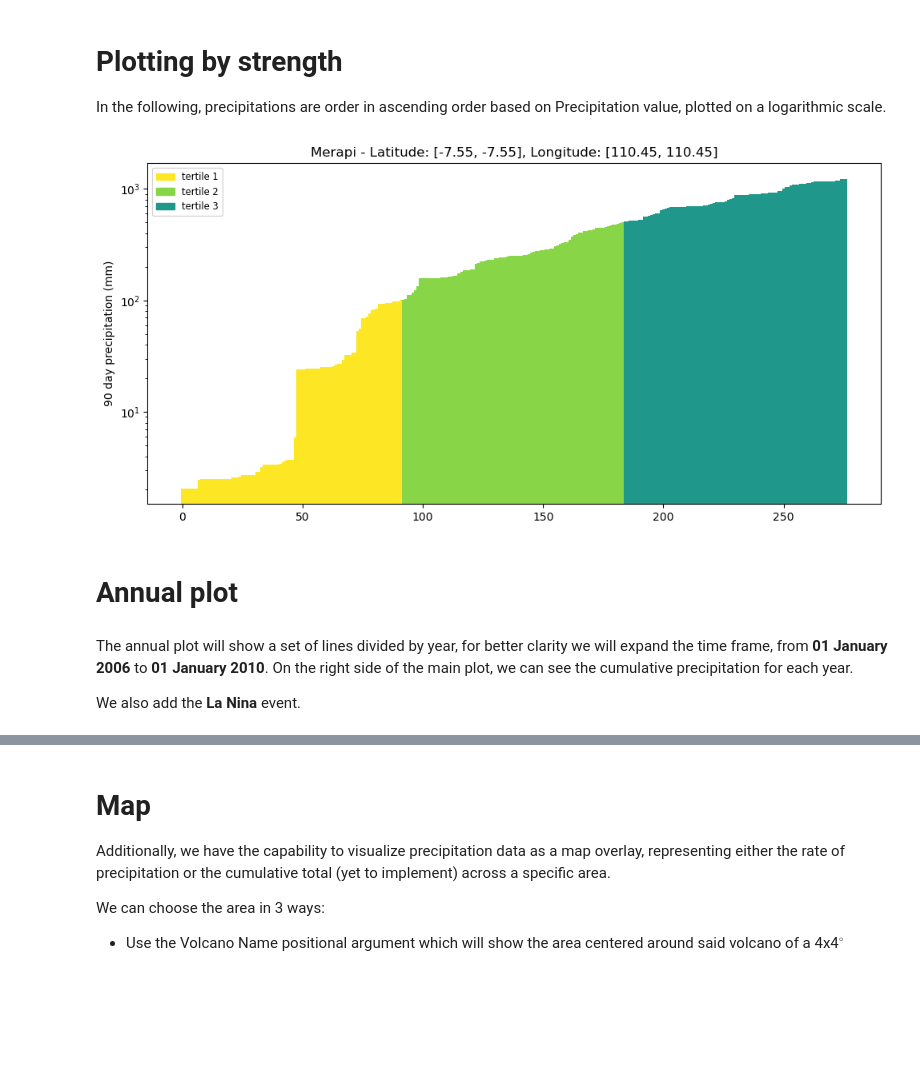
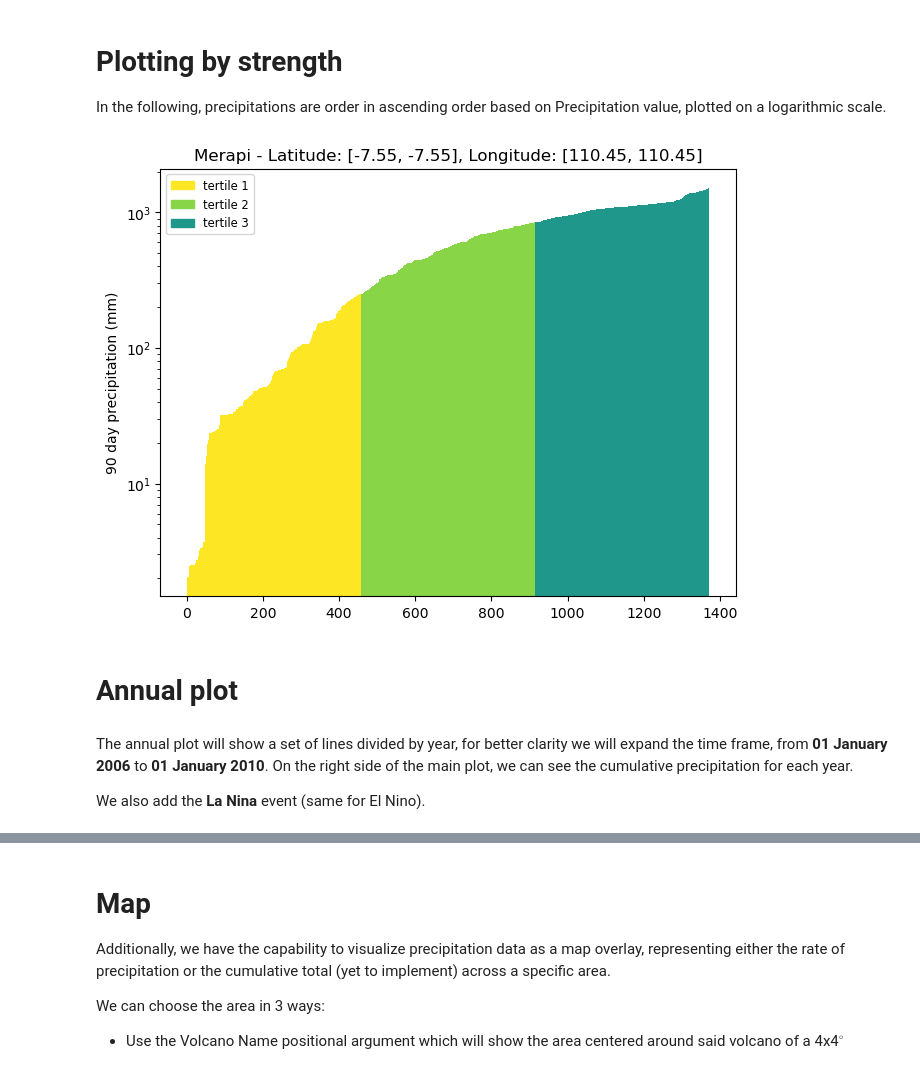
Before and after one commit to geodesymiami/Precip, a Jupyter notebook: Examples.ipynb, the cells around one changed output, grey strips where cells are left out. Cells and saved outputs as stored; diff of their text form; code cells hidden in the pictures; blank space fills up the shorter version.

```diff
--- a/Examples.ipynb
+++ b/Examples.ipynb
@@ -37,25 +37,25 @@ In the following, precipitations are order in ascending order based on Precipita
 # %%
 %%capture --no-display
 # %tb
 volcano = 'Merapi'
-period = '20060101:20070101'
+period = '20060101:20100101'
 lines = f'''
 plot_precipitation.py {volcano} --style strength --period={period} --bins 3 --log
 '''
 lines = lines.splitlines()
 for line in lines[1:]:
     line = line.strip()
     cmd=line.strip().split(' ')
     sys.argv = cmd
     plot_precipitation.main()
 # %% [output]
-[figure, old version]
+[figure, new version]
 # %% [markdown]
 # Annual plot
 # %% [markdown]
 The annual plot will show a set of lines divided by year, for better clarity we will expand the time frame, from **01 January 2006** to **01 January 2010**. On the right side of the main plot, we can see the cumulative precipitation for each year.
 
-We also add the **La Nina** event.
+We also add the **La Nina** event (same for El Nino).
 # %%
 %%capture --no-display
 # %tb
```
Also changed, not shown: parts of 4 cells of this notebook.
